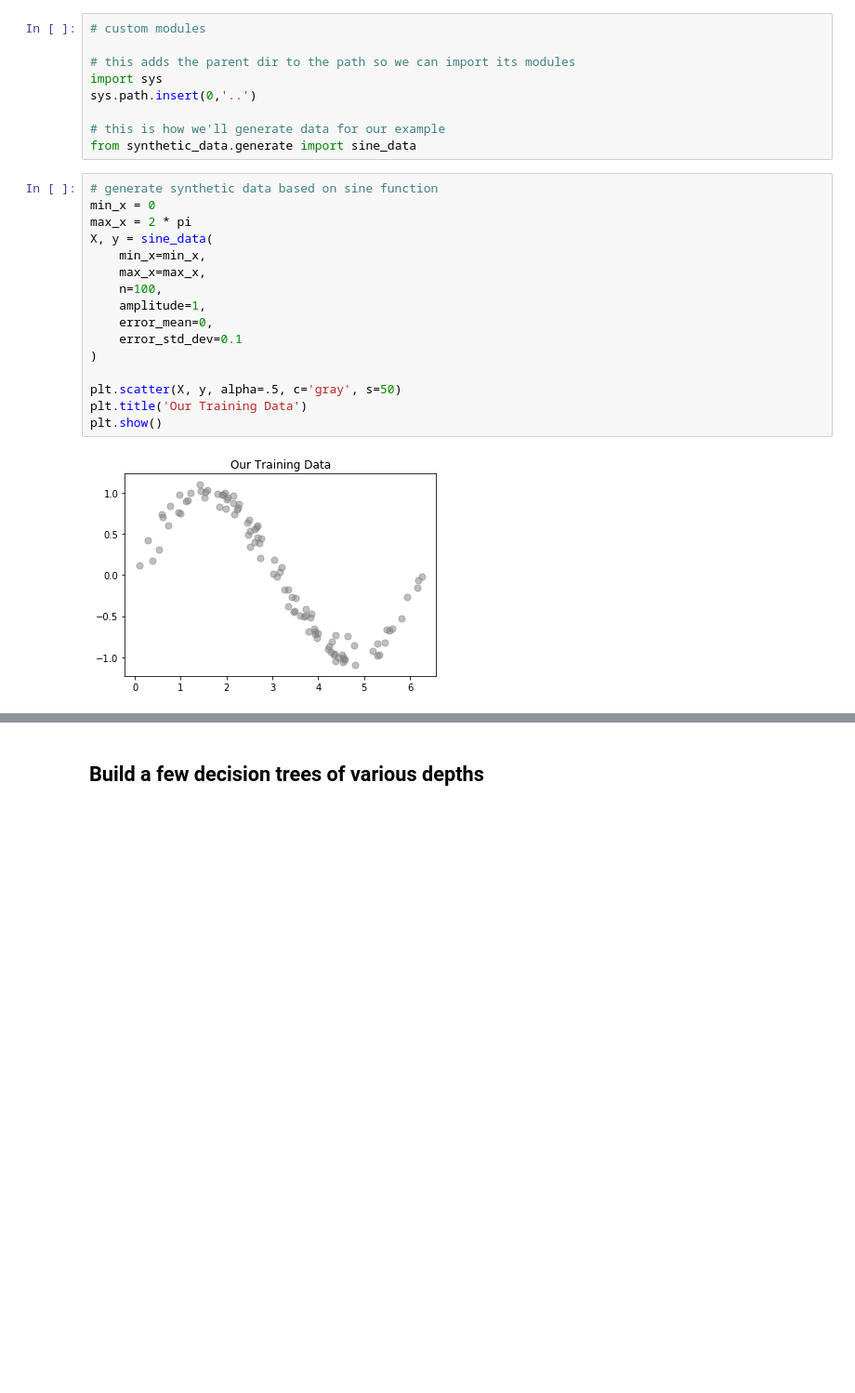
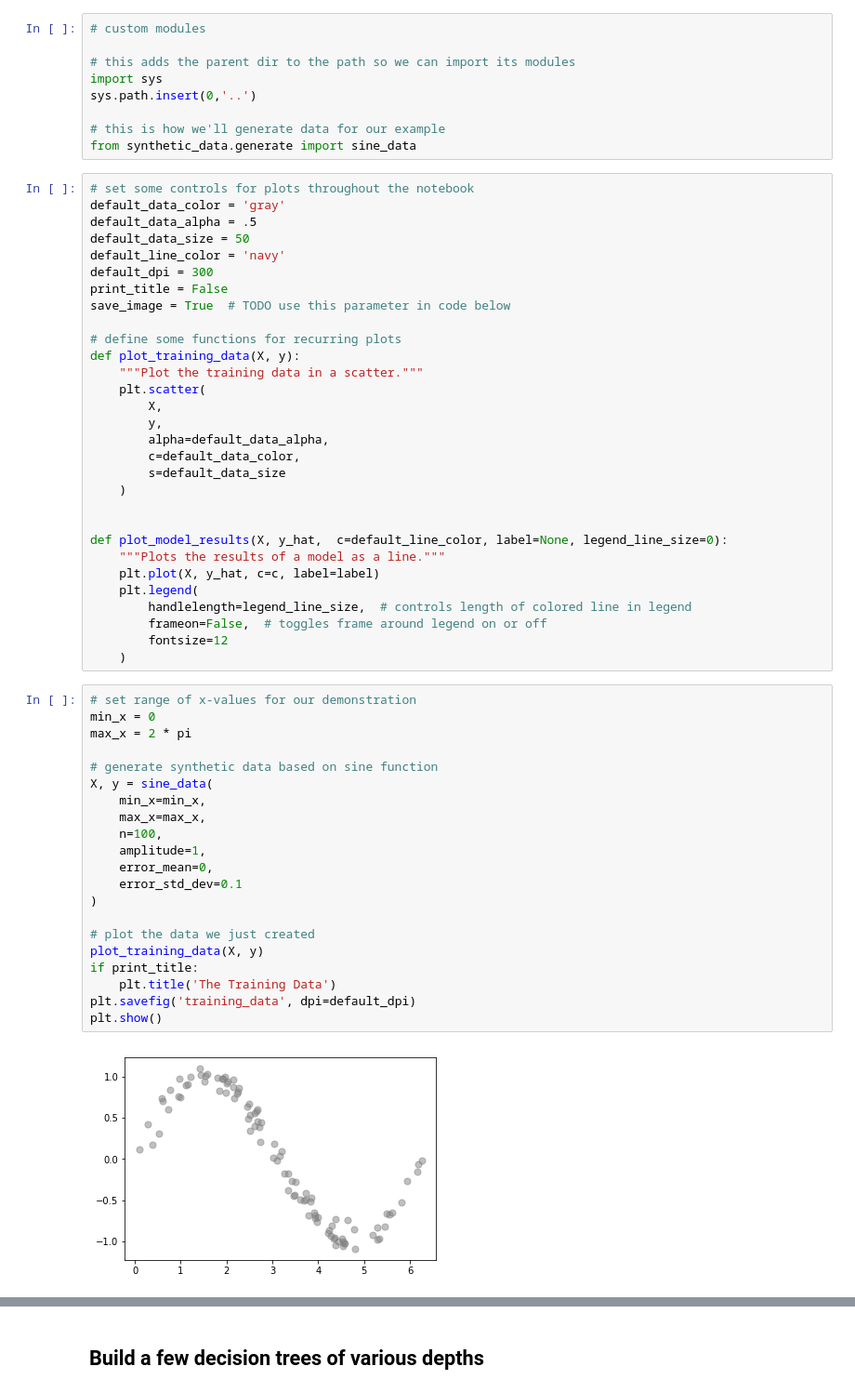
Before and after one commit to jmbuyck/articles, a Jupyter notebook: random_forest_regressor/RFR_Explained.ipynb, the cells around one changed output, grey strips where cells are left out. Shown: that part at 93% size. Saved outputs shown, nothing was run; the diff lists cells and outputs as text; blank space fills up the shorter version.

```diff
--- a/random_forest_regressor/RFR_Explained.ipynb
+++ b/random_forest_regressor/RFR_Explained.ipynb
@@ -22,23 +22,58 @@ sys.path.insert(0,'..')
 
 # this is how we'll generate data for our example
 from synthetic_data.generate import sine_data
+# %%
+# set some controls for plots throughout the notebook
+default_data_color = 'gray'
+default_data_alpha = .5
+default_data_size = 50
+default_line_color = 'navy'
+default_dpi = 300
+print_title = False
+save_image = True  # TODO use this parameter in code below
+
+# define some functions for recurring plots
+def plot_training_data(X, y):
+    """Plot the training data in a scatter."""
+    plt.scatter(
+        X,
+        y,
+        alpha=default_data_alpha,
+        c=default_data_color,
+        s=default_data_size
+    )
+
+
+def plot_model_results(X, y_hat,  c=default_line_color, label=None, legend_line_size=0):
+    """Plots the results of a model as a line."""
+    plt.plot(X, y_hat, c=c, label=label)
+    plt.legend(
+        handlelength=legend_line_size,  # controls length of colored line in legend
+        frameon=False,  # toggles frame around legend on or off
+        fontsize=12
+    )
 # %%
-# generate synthetic data based on sine function
+# set range of x-values for our demonstration
 min_x = 0
 max_x = 2 * pi
+
+# generate synthetic data based on sine function
 X, y = sine_data(
     min_x=min_x,
     max_x=max_x,
     n=100,
     amplitude=1,
     error_mean=0,
     error_std_dev=0.1
 )
 
-plt.scatter(X, y, alpha=.5, c='gray', s=50)
-plt.title('Our Training Data')
+# plot the data we just created
+plot_training_data(X, y)
+if print_title:
+    plt.title('The Training Data')
+plt.savefig('training_data', dpi=default_dpi)
 plt.show()
 # %% [output]
-[figure, old version]
+[figure, new version]
 # %%
 # generate some x-values for plotting models later on
```
Also changed, not shown: parts of 12 cells of this notebook.
